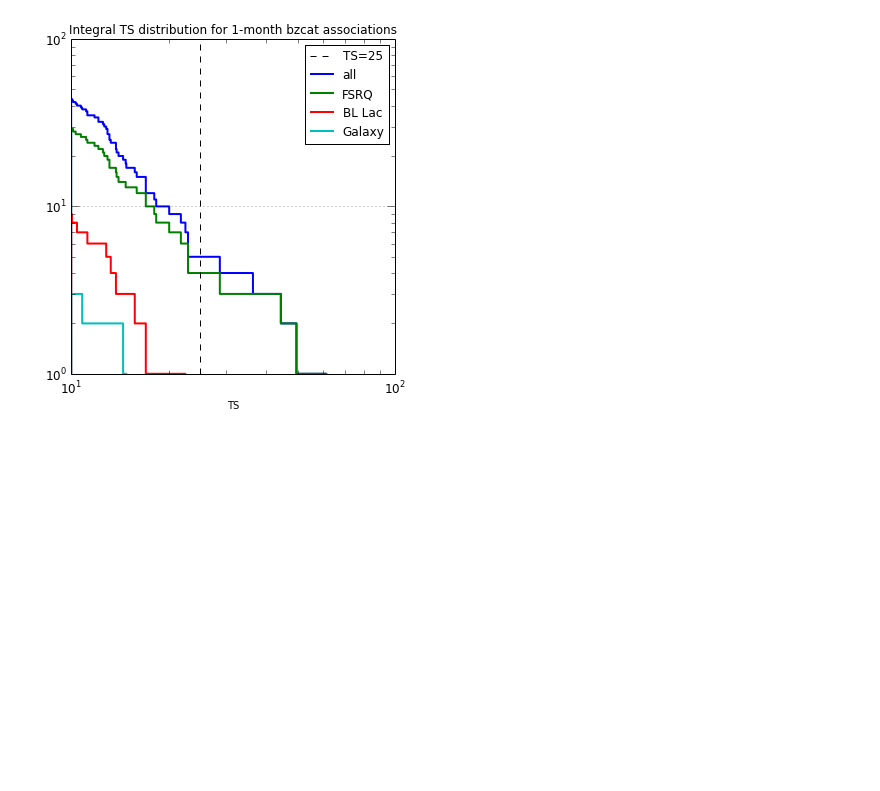
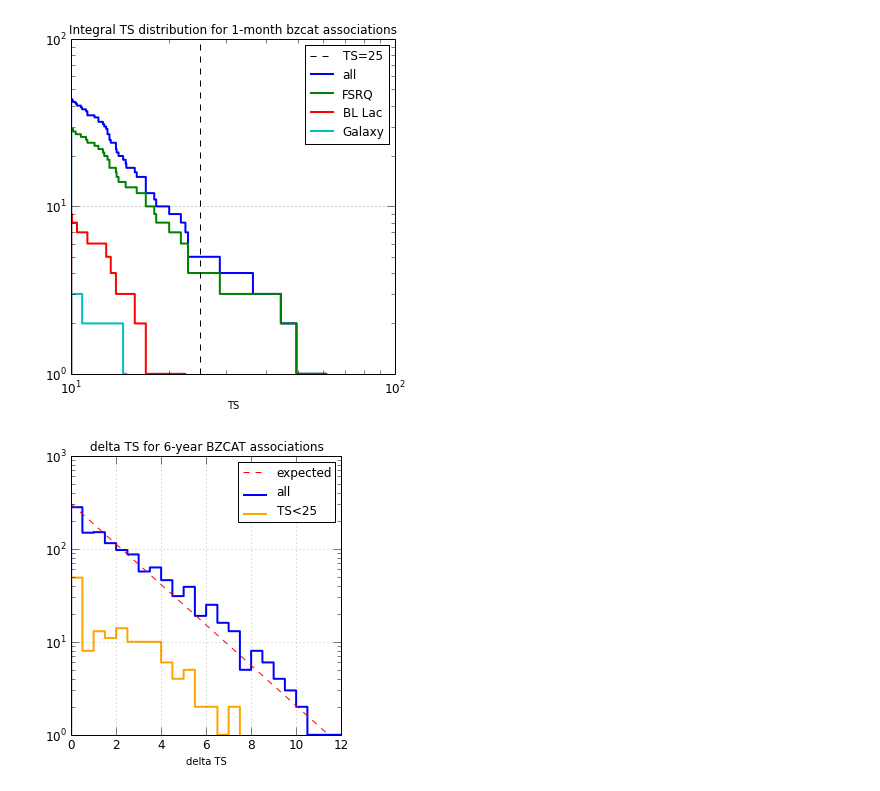
Before and after one commit to tburnett/Fermi-LAT, a Jupyter notebook: transients/BZCAT study.ipynb, the cells around one changed output. Cells and saved outputs as stored; diff of their text form; code cells hidden in the pictures; blank space fills up the shorter version.

```diff
--- a/transients/BZCAT study.ipynb
+++ b/transients/BZCAT study.ipynb
@@ -156,3 +160,26 @@ for pbox in leg.get_patches():
     pbox._height=0; pbox._y=5
 # %% [output]
 [figure]
+# %%
+
+def delta_ts_figure(df,  title='', ax=None,):
+    if ax is None:
+        fig,ax = plt.subplots(figsize=(5,5))
+    else: fig = ax.figure
+    deltats=df.deltats
+    hist_kw=dict(log=True, histtype='step', lw=2)
+    binsize=0.5; maxts=12
+    bins = np.linspace(0,maxts,maxts/binsize+1)
+    ax.hist( deltats.clip(0,12), bins,   label='all', **hist_kw)
+    ax.hist( deltats[df.ts<25].clip(0,12), bins,  color='orange',
+            label='TS<25',  **hist_kw)
+    plt.setp(ax, xlabel='delta TS', ylim=(1,1000), title=title)
+    ax.plot(bins, len(deltats)*binsize*0.5*np.exp(-bins/2),ls='--', color='r', label='expected')
+    ax.grid(True, alpha=0.5);
+    leg=ax.legend()
+    for box in leg.get_patches():
+        box._height=0; box._y=0.5
+    return fig
+delta_ts_figure(bz6,'delta TS for 6-year BZCAT associations' );
+# %% [output]
+[figure, added]
```
Also changed, not shown: parts of 7 cells of this notebook.
